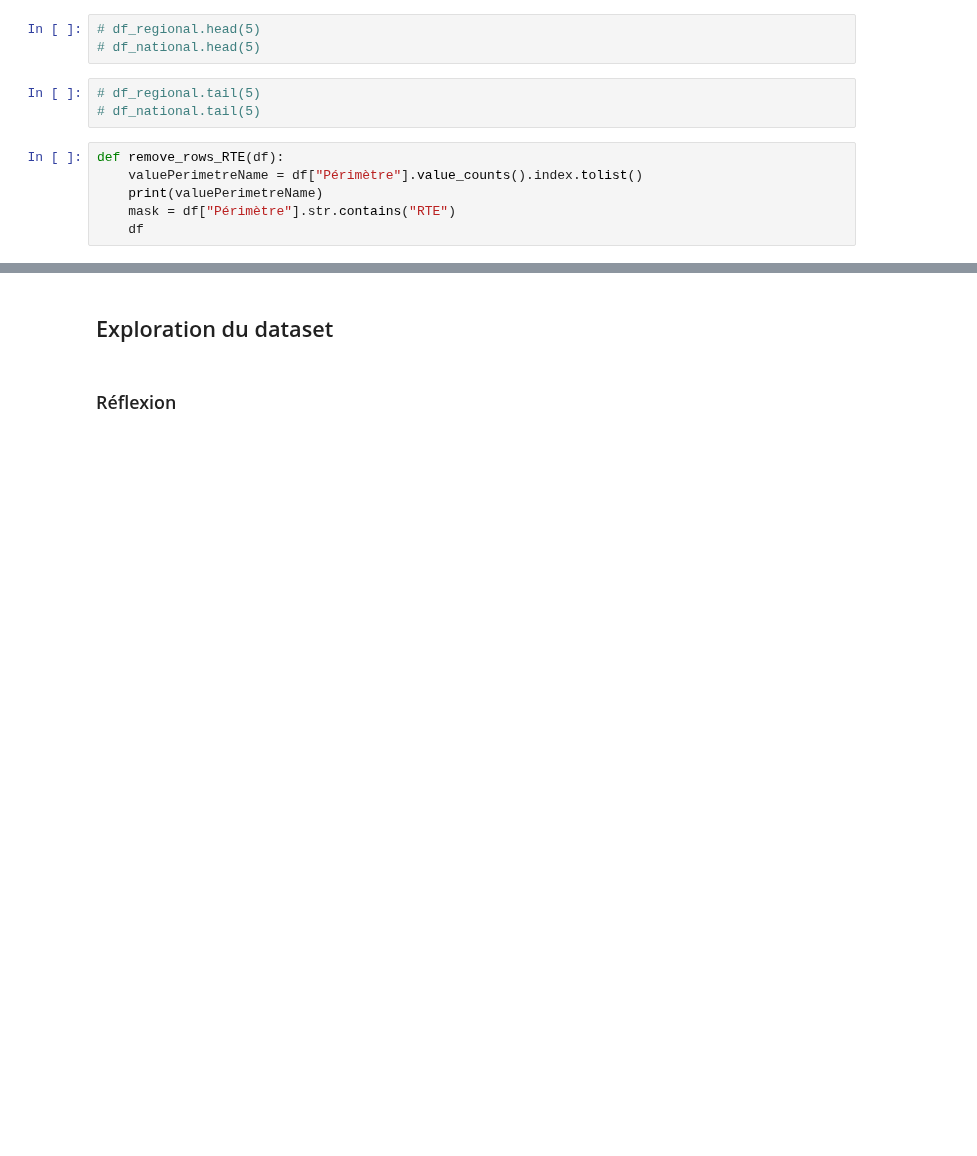
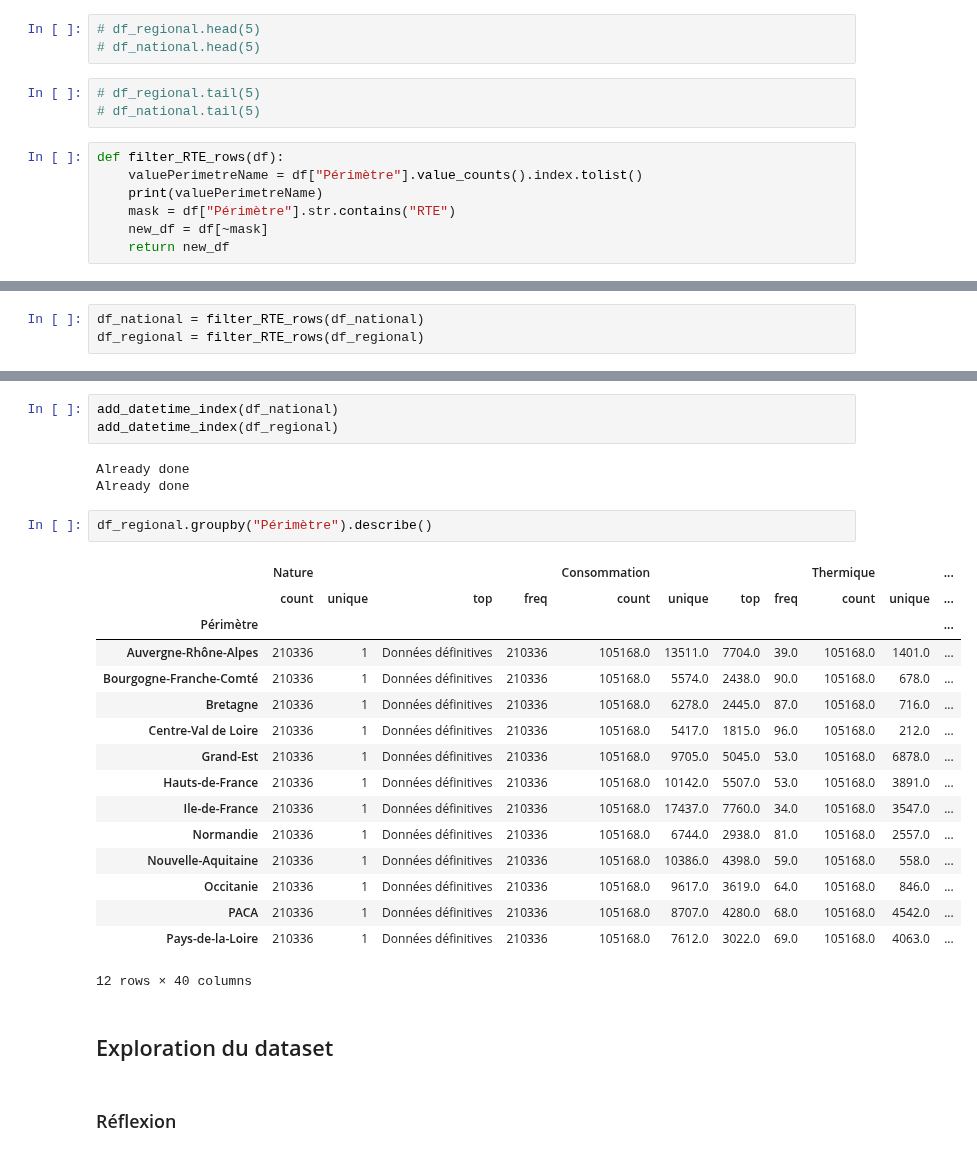
Before and after one commit to ManuLabricole/CDN-Statistique, a Jupyter notebook: Notebooks/Stat_descriptives_part2_mise_en_pratique.ipynb, the cells around one changed output, grey strips where cells are left out. Cells and saved outputs as stored; diff of their text form; blank space fills up the shorter version.

```diff
--- a/Notebooks/Stat_descriptives_part2_mise_en_pratique.ipynb
+++ b/Notebooks/Stat_descriptives_part2_mise_en_pratique.ipynb
@@ -343,8 +339,9 @@ Homogene dataframe --> 14 columns
 # df_regional.tail(5)
 # df_national.tail(5)
 # %%
-def remove_rows_RTE(df):
+def filter_RTE_rows(df):
     valuePerimetreName = df["Périmètre"].value_counts().index.tolist()
     print(valuePerimetreName)
     mask = df["Périmètre"].str.contains("RTE")
-    df
+    new_df = df[~mask]
+    return new_df
@@ -385,0 +348,3 @@ df_national.set_index('datetime', inplace=False)
+# %%
+df_national = filter_RTE_rows(df_national)
+df_regional = filter_RTE_rows(df_regional)
@@ -386,3 +362,28 @@ df_national.set_index('datetime', inplace=False)
+# %%
+add_datetime_index(df_national)
+add_datetime_index(df_regional)
+# %% [output]
+Already done
+Already done
+# %%
+df_regional.groupby("Périmètre").describe()
+# %% [output]
+|  | Nature |  |  |  | Consommation |  |  |  | Thermique |  | ... |
+|  | count | unique | top | freq | count | unique | top | freq | count | unique | ... |
+| Périmètre |  |  |  |  |  |  |  |  |  |  | ... |
+| Auvergne-Rhône-Alpes | 210336 | 1 | Données définitives | 210336 | 105168.0 | 13511.0 | 7704.0 | 39.0 | 105168.0 | 1401.0 | ... |
+| Bourgogne-Franche-Comté | 210336 | 1 | Données définitives | 210336 | 105168.0 | 5574.0 | 2438.0 | 90.0 | 105168.0 | 678.0 | ... |
+| Bretagne | 210336 | 1 | Données définitives | 210336 | 105168.0 | 6278.0 | 2445.0 | 87.0 | 105168.0 | 716.0 | ... |
+| Centre-Val de Loire | 210336 | 1 | Données définitives | 210336 | 105168.0 | 5417.0 | 1815.0 | 96.0 | 105168.0 | 212.0 | ... |
+| Grand-Est | 210336 | 1 | Données définitives | 210336 | 105168.0 | 9705.0 | 5045.0 | 53.0 | 105168.0 | 6878.0 | ... |
+| Hauts-de-France | 210336 | 1 | Données définitives | 210336 | 105168.0 | 10142.0 | 5507.0 | 53.0 | 105168.0 | 3891.0 | ... |
+| Ile-de-France | 210336 | 1 | Données définitives | 210336 | 105168.0 | 17437.0 | 7760.0 | 34.0 | 105168.0 | 3547.0 | ... |
+| Normandie | 210336 | 1 | Données définitives | 210336 | 105168.0 | 6744.0 | 2938.0 | 81.0 | 105168.0 | 2557.0 | ... |
+| Nouvelle-Aquitaine | 210336 | 1 | Données définitives | 210336 | 105168.0 | 10386.0 | 4398.0 | 59.0 | 105168.0 | 558.0 | ... |
+| Occitanie | 210336 | 1 | Données définitives | 210336 | 105168.0 | 9617.0 | 3619.0 | 64.0 | 105168.0 | 846.0 | ... |
+| PACA | 210336 | 1 | Données définitives | 210336 | 105168.0 | 8707.0 | 4280.0 | 68.0 | 105168.0 | 4542.0 | ... |
+| Pays-de-la-Loire | 210336 | 1 | Données définitives | 210336 | 105168.0 | 7612.0 | 3022.0 | 69.0 | 105168.0 | 4063.0 | ... |
+12 rows × 40 columns
 # %% [markdown]
 ## Exploration du dataset
 # %% [markdown]
```
Also changed, not shown: parts of 7 cells of this notebook.
